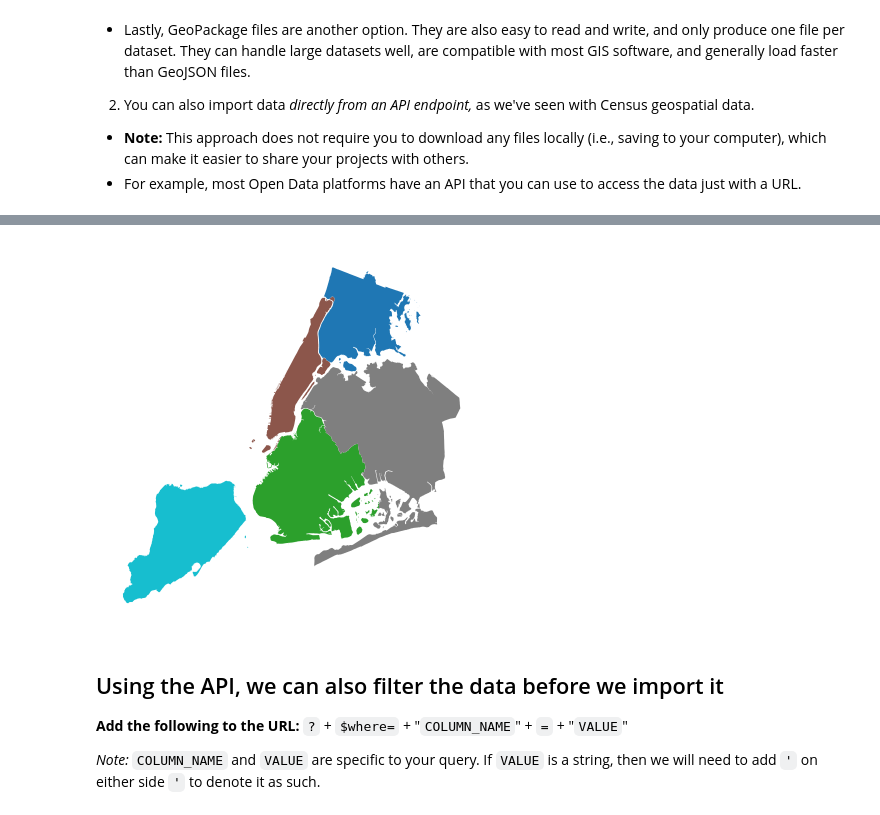
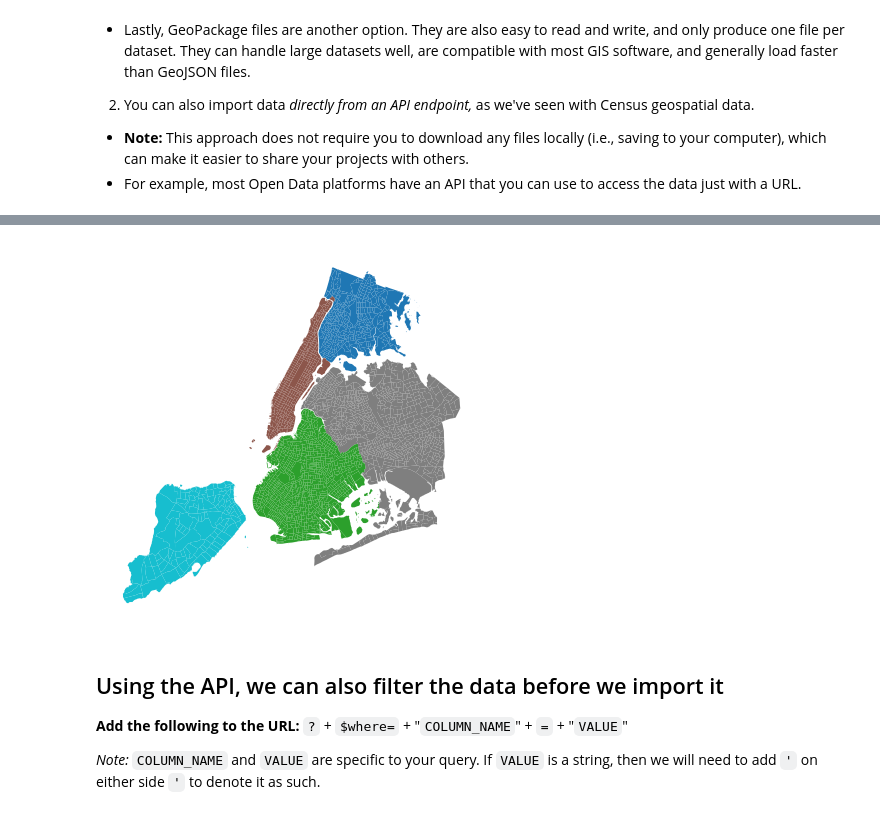
Before and after one commit to PUBPOL-2130/notebooks, a Jupyter notebook: helper-notebooks/DownloadingGeospatialData.ipynb, the cells around one changed output, grey strips where cells are left out. Saved outputs shown, nothing was run; the diff lists cells and outputs as text; code cells hidden in the pictures.

```diff
--- a/helper-notebooks/DownloadingGeospatialData.ipynb
+++ b/helper-notebooks/DownloadingGeospatialData.ipynb
@@ -23,9 +23,11 @@ We will be loading a polygon dataset of [NYC boroughs](https://data.cityofnewyor
 # %%
 # Step 1: Store the API endpoint
 # Note (important!): change the file extension to geojson for spatial data
-url = "https://data.cityofnewyork.us/resource/7t3b-ywvw.geojson"
+# we also have specify the limit parameter
+# otherwise it will only load a subset of the data
+url = "https://data.cityofnewyork.us/resource/63ge-mke6.geojson?$limit=1000000"
 # %%
 # Step 2: Read data from url using geopandas function
-boros = gpd.read_file(url)
+nyc_tracts = gpd.read_file(url)
 # %%
 # Data is loaded!
@@ -40,10 +42,10 @@ boros.head()
 # %%
 # We can plot our data
-ax = boros.plot(column='boro_name')
+ax = nyc_tracts.plot(column='boroname')
 ax.set_axis_off()
 plt.show()
 # %% [output]
-[figure, old version]
+[figure, new version]
 # %% [markdown]
 ## Using the API, we can also filter the data before we import it
 
```
Also changed, not shown: parts of 4 cells of this notebook.
